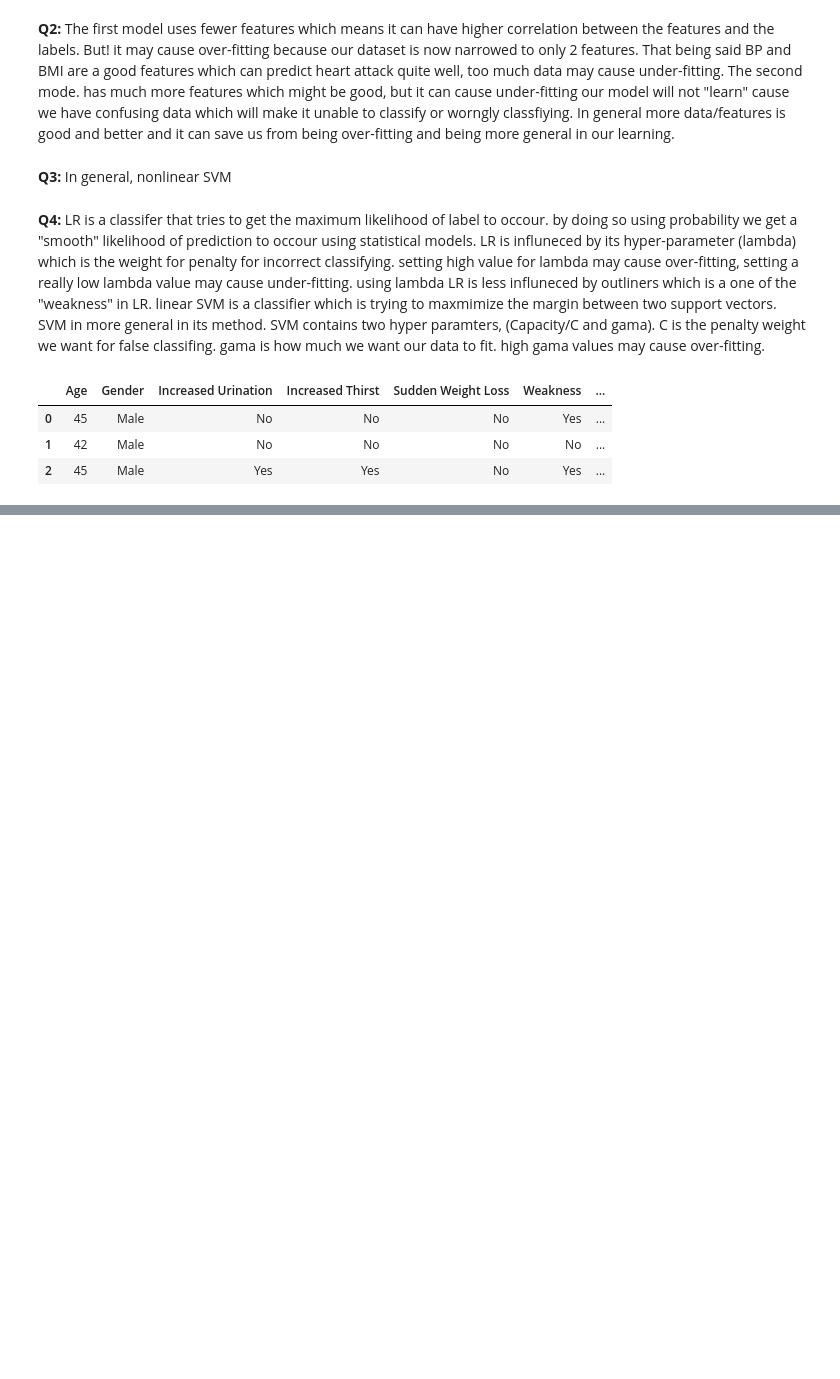
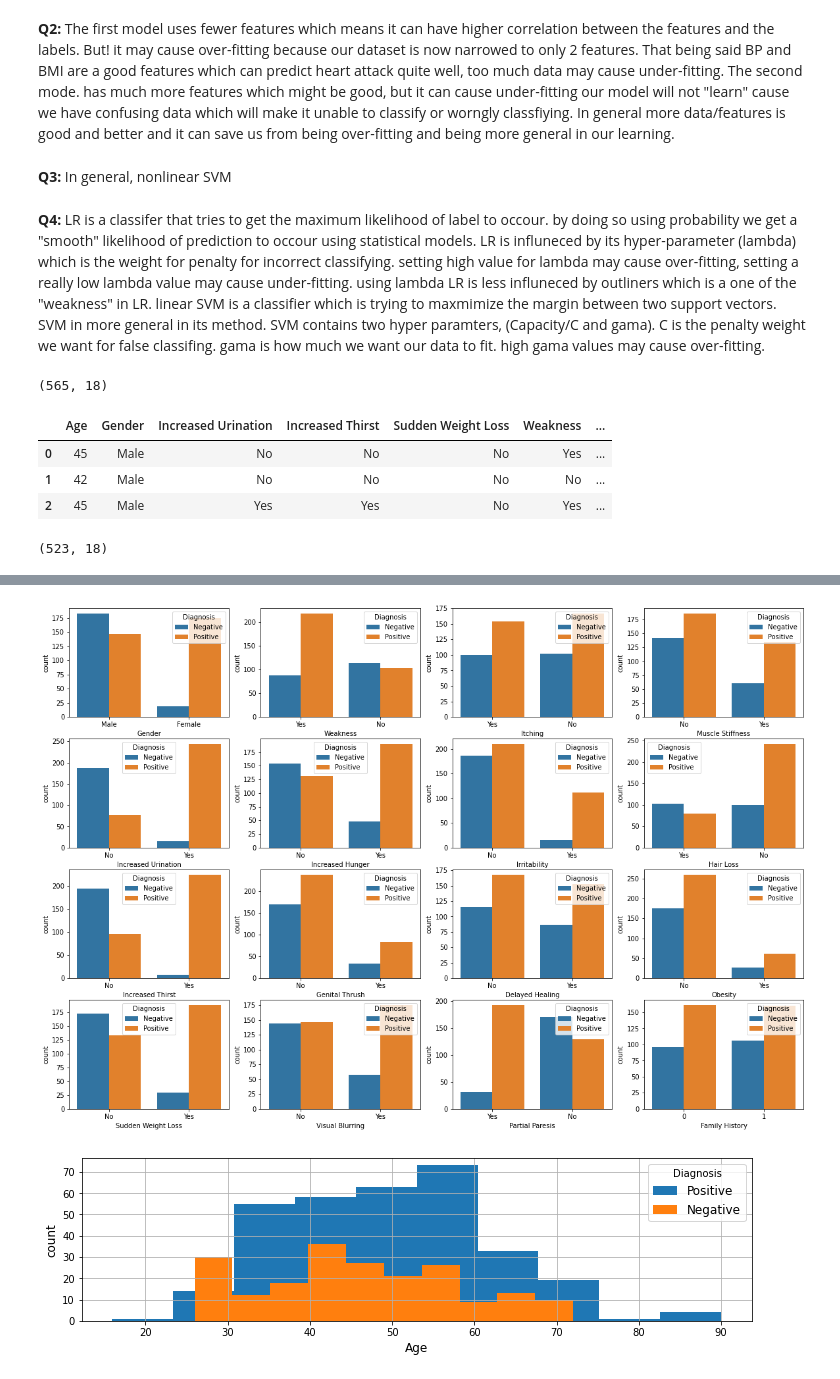
Before and after one commit to mlh-master/hw2_mlh-guy-dor, a Jupyter notebook: HW2.ipynb, the cells around one changed output, grey strips where cells are left out. Cells and saved outputs as stored; diff of their text form; code cells hidden in the pictures; blank space fills up the shorter version.

Commit message:
add some of the visualization and exploration plots

```diff
--- a/HW2.ipynb
+++ b/HW2.ipynb
@@ -57,7 +59,79 @@ data = pd.read_csv(filepath) # read the csv file
 # %%
-data.head(3) #See the first 3 patients to check the data
+# check data size
+print(data.shape)
+#See the first 3 patients to check the data
+data.head(3)
 # %% [output]
+(565, 18)
 |  | Age | Gender | Increased Urination | Increased Thirst | Sudden Weight Loss | Weakness | ... |
 | 0 | 45 | Male | No | No | No | Yes | ... |
 | 1 | 42 | Male | No | No | No | No | ... |
 | 2 | 45 | Male | Yes | Yes | No | Yes | ... |
+# %%
+# pre-process data
+# remove rows without data - "yes"/"no" are not something we should estimate
+data = data.dropna()
+# check data new size
+print(data.shape)
+# extract Y values
+Y = data[["Diagnosis"]]
+# extract X values
+X = data.drop("Diagnosis", axis=1)
+# extract Features list
+Features = list(X.columns)
+# %% [output]
+(523, 18)
+# %%
+from sklearn.model_selection import train_test_split
+# split the data
+X_train, X_test, y_train, y_test = train_test_split(X, Y,test_size=0.2,
+                                                    random_state=10, stratify=Y)
+# %%
+import matplotlib.pyplot as plt
+import seaborn as sns
+
+percents = pd.DataFrame(np.zeros([17,3]), columns = ['Train %' , 'Test %', 'Delta %'],
+                        index=Features, dtype = np.int32)
+
+fig, ax =plt.subplots(4,4, figsize=(20, 14))
+fig2, ax2 = plt.subplots(figsize=(12, 3))
+
+for i,feat in enumerate(Features):
+    if feat != 'Age':
+        sns.countplot(x=feat, hue="Diagnosis", data= data[["Diagnosis", feat]],
+                      ax=ax[(i-1)%4][((i-1)//4)]).set(xticklabels=X[feat].unique())
+    if feat == 'Age':
+        percents['Train %'][feat] = (np.mean(X_train[feat]))
+        percents['Test %'][feat] = (np.mean(X_test[feat]))
+        percents['Delta %'][feat] = (np.mean(X_test[feat])) - (np.mean(X_train[feat]))
+        percents = percents.rename(index = {feat:"Age (mean)"})
+        X[feat][Y.index[(Y == 'Positive')['Diagnosis'] == True].tolist()].hist(
+            label = 'Positive', ax = ax2)
+        X[feat][Y.index[(Y == 'Negative')['Diagnosis'] == True].tolist()].hist(
+            label = 'Negative', ax = ax2)
+        ax2.legend(title = 'Diagnosis', fontsize = 'large')
+        ax2.set_xlabel(feat, fontsize = 'large')
+        ax2.set_ylabel('count', fontsize = 'large')
+        #ax.legend(loc='upper right')
+    elif feat == 'Gender':
+        idx_1 = (X_train == 'Male').index[(X_train == 'Male')[feat] == True].tolist()
+        percents['Train %'][feat] = (100 * len(idx_1) / len(X_train))
+        idx_2 = (X_test == 'Male').index[(X_test == 'Male')[feat] == True].tolist()
+        percents['Test %'][feat] = (100 * len(idx_2) / len(X_test))
+        percents['Delta %'][feat] = (100 * len(idx_2) / len(X_test))-(100 * len(idx_1) / len(X_train))
+        percents = percents.rename(index = {feat:"Gender (Male)"})
+    elif feat == 'Family History':
+        idx_1 = X_train.index[X_train[feat] == True].tolist()
+        percents['Train %'][feat] = (100 * len(idx_1) / len(X_train))
+        idx_2 = X_test.index[X_test[feat] == True].tolist()
+        percents['Test %'][feat] = (100 * len(idx_2) / len(X_test))
+        percents['Delta %'][feat] = (100 * len(idx_2) / len(X_test))-(100 * len(idx_1) / len(X_train))
+    else:
+        idx_1 = (X_train == 'Yes').index[(X_train == 'Yes')[feat] == True].tolist()
+        percents['Train %'][feat] = (100 * len(idx_1) / len(X_train))
+        idx_2 = (X_test == 'Yes').index[(X_test == 'Yes')[feat] == True].tolist()
+        percents['Test %'][feat] = (100 * len(idx_2) / len(X_test))
+        percents['Delta %'][feat] = (100 * len(idx_2) / len(X_test))-(100 * len(idx_1) / len(X_train))
+
+display(percents)
+# %% [output]
@@ -63,0 +156,2 @@ data.head(3) #See the first 3 patients to check the data
+[figure, added]
+[figure, added]
```
Also changed, not shown: parts of 5 cells of this notebook.
